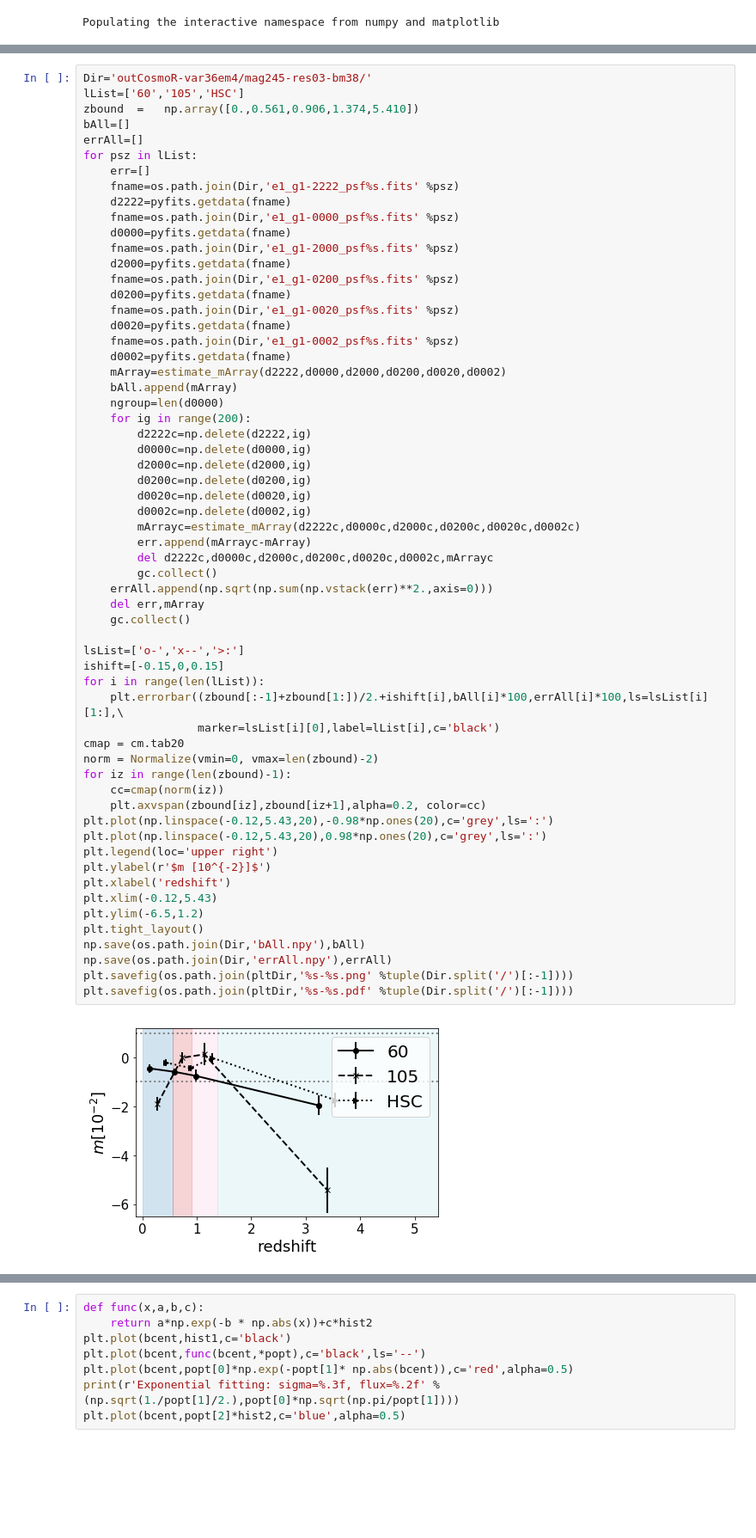
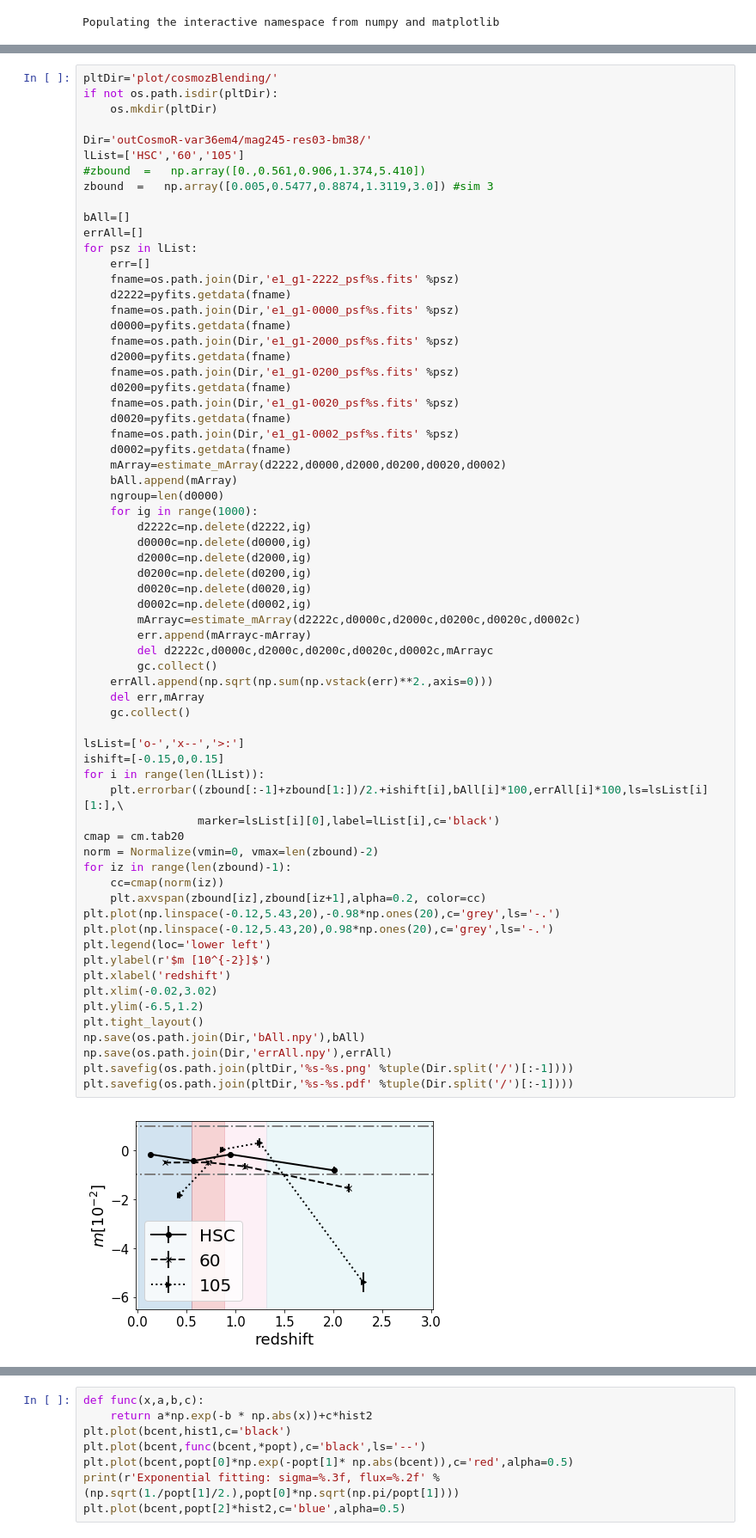
Before and after one commit to mr-superonion/FPFS, a Jupyter notebook: notebook/sim/3_6-cosmoReGauss.ipynb, the cells around one changed output, grey strips where cells are left out. Shown at 86% size. Cells and saved outputs as stored; diff of their text form; blank space fills up the shorter version.

```diff
--- a/notebook/sim/3_6-cosmoReGauss.ipynb
+++ b/notebook/sim/3_6-cosmoReGauss.ipynb
@@ -59,9 +55,15 @@ def estimate_mArray2(d2222,d0000,d2000,d0200,d0020,d0002):
     mArray=np.array([dmz1,dmz2,dmz3,dmz4])
     return mArray
 # %%
+pltDir='plot/cosmozBlending/'
+if not os.path.isdir(pltDir):
+    os.mkdir(pltDir)
+
 Dir='outCosmoR-var36em4/mag245-res03-bm38/'
-lList=['60','105','HSC']
-zbound  =   np.array([0.,0.561,0.906,1.374,5.410])
+lList=['HSC','60','105']
+#zbound  =   np.array([0.,0.561,0.906,1.374,5.410])
+zbound  =   np.array([0.005,0.5477,0.8874,1.3119,3.0]) #sim 3
+
 bAll=[]
 errAll=[]
 for psz in lList:
@@ -81,43 +83,43 @@ for psz in lList:
     mArray=estimate_mArray(d2222,d0000,d2000,d0200,d0020,d0002)
     bAll.append(mArray)
     ngroup=len(d0000)
-    for ig in range(200):
+    for ig in range(1000):
         d2222c=np.delete(d2222,ig)
         d0000c=np.delete(d0000,ig)
         d2000c=np.delete(d2000,ig)
         d0200c=np.delete(d0200,ig)
         d0020c=np.delete(d0020,ig)
         d0002c=np.delete(d0002,ig)
         mArrayc=estimate_mArray(d2222c,d0000c,d2000c,d0200c,d0020c,d0002c)
         err.append(mArrayc-mArray)
         del d2222c,d0000c,d2000c,d0200c,d0020c,d0002c,mArrayc
         gc.collect()
     errAll.append(np.sqrt(np.sum(np.vstack(err)**2.,axis=0)))
     del err,mArray
     gc.collect()
 
 lsList=['o-','x--','>:']
 ishift=[-0.15,0,0.15]
 for i in range(len(lList)):
     plt.errorbar((zbound[:-1]+zbound[1:])/2.+ishift[i],bAll[i]*100,errAll[i]*100,ls=lsList[i][1:],\
                  marker=lsList[i][0],label=lList[i],c='black')
 cmap = cm.tab20
 norm = Normalize(vmin=0, vmax=len(zbound)-2)
 for iz in range(len(zbound)-1):
     cc=cmap(norm(iz))
     plt.axvspan(zbound[iz],zbound[iz+1],alpha=0.2, color=cc)
-plt.plot(np.linspace(-0.12,5.43,20),-0.98*np.ones(20),c='grey',ls=':')
-plt.plot(np.linspace(-0.12,5.43,20),0.98*np.ones(20),c='grey',ls=':')
-plt.legend(loc='upper right')
+plt.plot(np.linspace(-0.12,5.43,20),-0.98*np.ones(20),c='grey',ls='-.')
+plt.plot(np.linspace(-0.12,5.43,20),0.98*np.ones(20),c='grey',ls='-.')
+plt.legend(loc='lower left')
 plt.ylabel(r'$m [10^{-2}]$')
 plt.xlabel('redshift')
-plt.xlim(-0.12,5.43)
+plt.xlim(-0.02,3.02)
 plt.ylim(-6.5,1.2)
 plt.tight_layout()
 np.save(os.path.join(Dir,'bAll.npy'),bAll)
 np.save(os.path.join(Dir,'errAll.npy'),errAll)
 plt.savefig(os.path.join(pltDir,'%s-%s.png' %tuple(Dir.split('/')[:-1])))
 plt.savefig(os.path.join(pltDir,'%s-%s.pdf' %tuple(Dir.split('/')[:-1])))
 # %% [output]
-[figure, old version]
+[figure, new version]
 # %%
```
Also changed, not shown: parts of 18 cells of this notebook, 5 other files.
